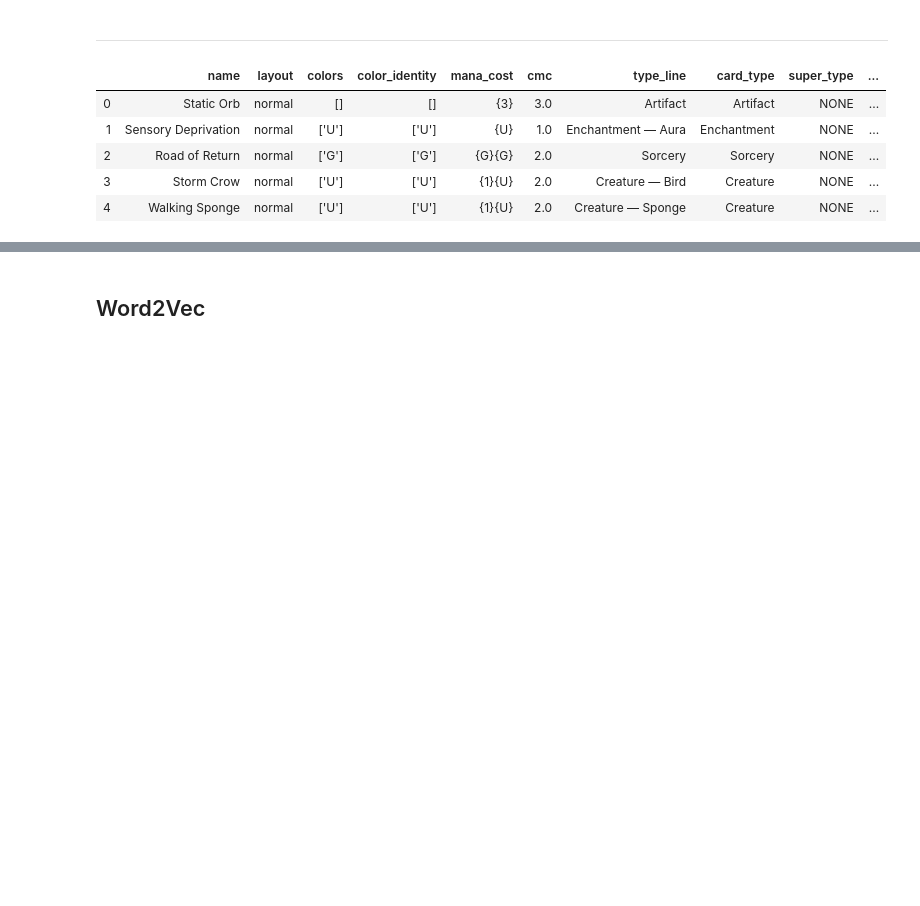
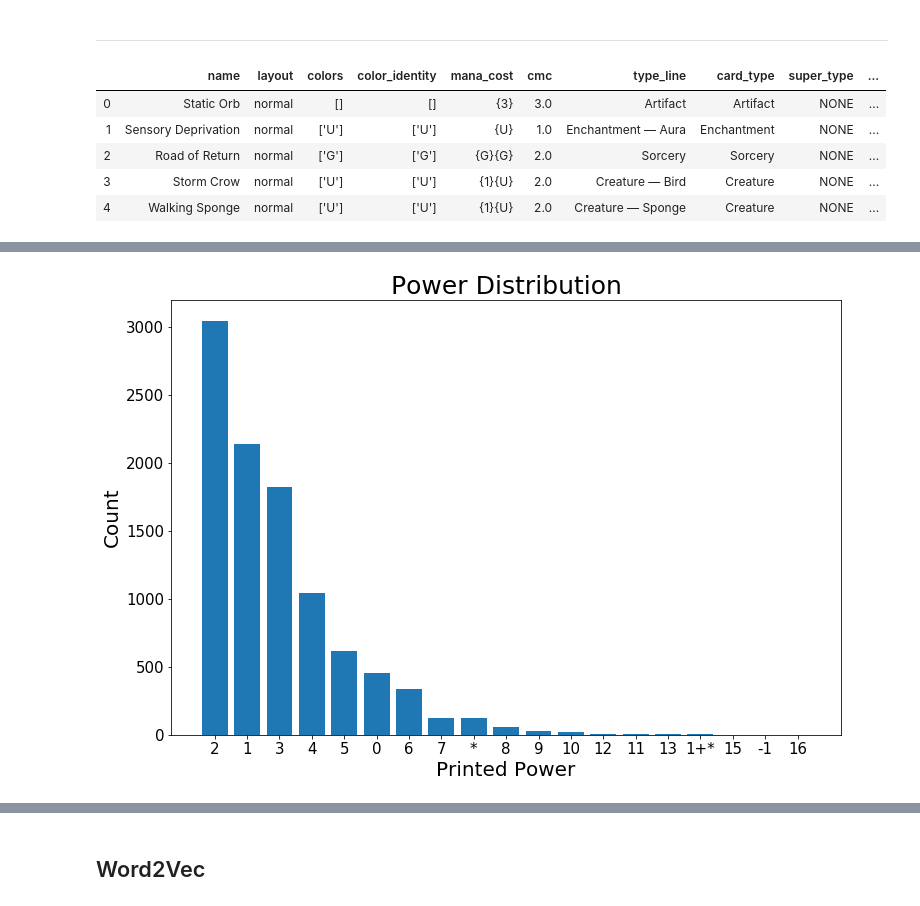
Before and after one commit to CreightonAshton/MTG_Recommender, a Jupyter notebook: Code/02 - EDA.ipynb, the cells around one changed output, grey strips where cells are left out. Drawn from its saved outputs; the diff is of its cells as text; code cells hidden in the pictures; blank space fills up the shorter version.

```diff
--- a/Code/02 - EDA.ipynb
+++ b/Code/02 - EDA.ipynb
@@ -31,0 +52,15 @@ df.head()
+# %%
+# get the power of the front and back half of each card
+power = list(df.loc[df['power'] != 'NONE']['power'].values) + list(df.loc[df['power_back'] != 'NONE']['power_back'].values)
+
+plt.figure(figsize=(12,8))
+plt.bar(x = pd.DataFrame(power)[0].value_counts().index,
+        height = pd.DataFrame(power)[0].value_counts(),
+        )
+plt.ylabel('Count', fontsize=20)
+plt.yticks(size=15)
+plt.xlabel('Printed Power', fontsize=20)
+plt.xticks(size=15)
+plt.title(label='Power Distribution', fontsize=25);
+# %% [output]
+[figure, added]
```
Also changed, not shown: parts of 15 cells of this notebook.
